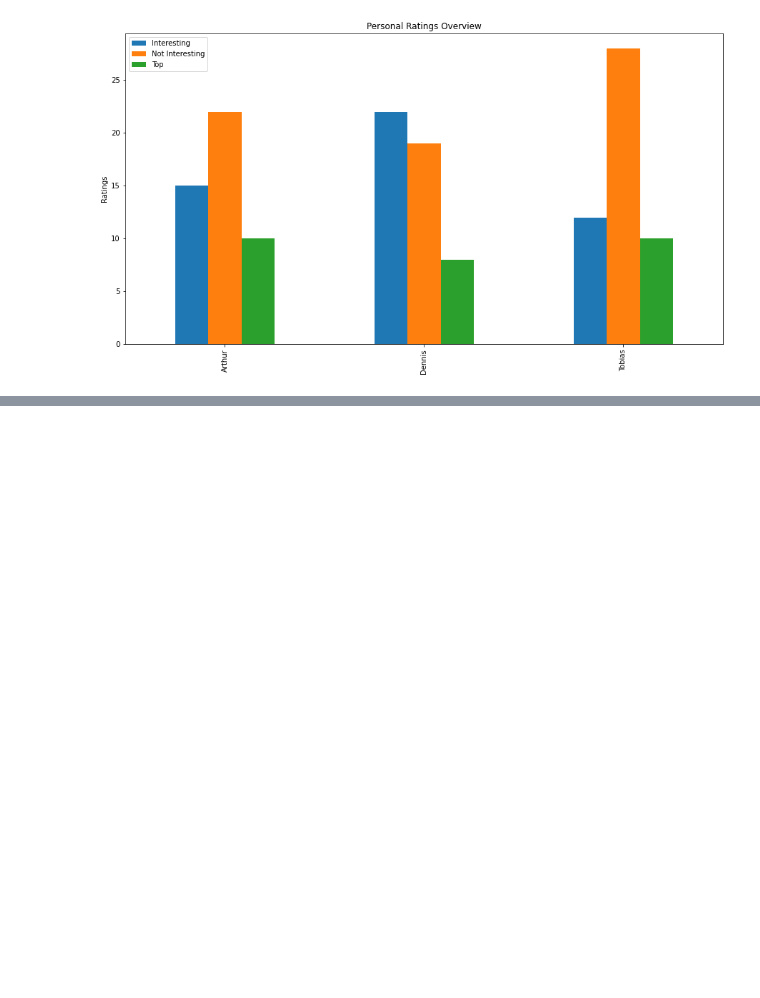
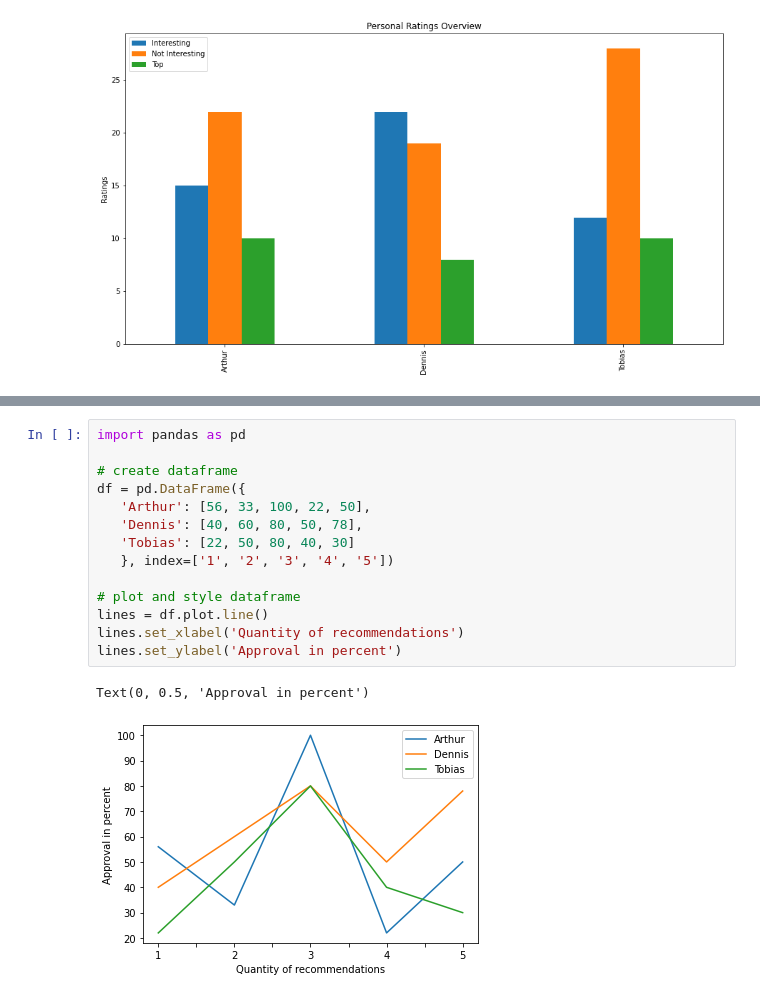
Before and after one commit to arthurAddamsSiebert/ML, a Jupyter notebook: personal-ratings/personal-ratings.ipynb, the cells around one changed output, grey strips where cells are left out. Cells and saved outputs as stored; diff of their text form; blank space fills up the shorter version.

```diff
--- a/personal-ratings/personal-ratings.ipynb
+++ b/personal-ratings/personal-ratings.ipynb
@@ -106,0 +110,17 @@ plt.show()
+# %%
+import pandas as pd
+
+# create dataframe
+df = pd.DataFrame({
+   'Arthur': [56, 33, 100, 22, 50],
+   'Dennis': [40, 60, 80, 50, 78],
+   'Tobias': [22, 50, 80, 40, 30]
+   }, index=['1', '2', '3', '4', '5'])
+
+# plot and style dataframe
+lines = df.plot.line()
+lines.set_xlabel('Quantity of recommendations')
+lines.set_ylabel('Approval in percent')
+# %% [output]
+Text(0, 0.5, 'Approval in percent')
+[figure, added]
```
Also changed, not shown: parts of 1 cell of this notebook.
